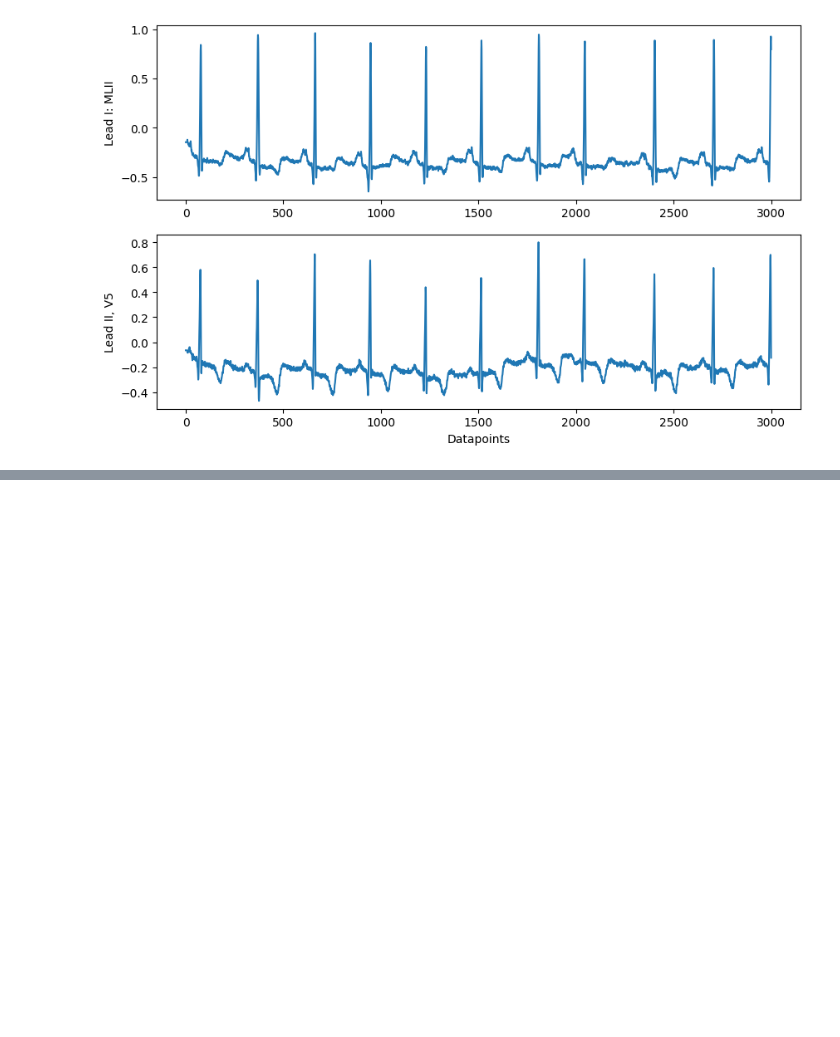
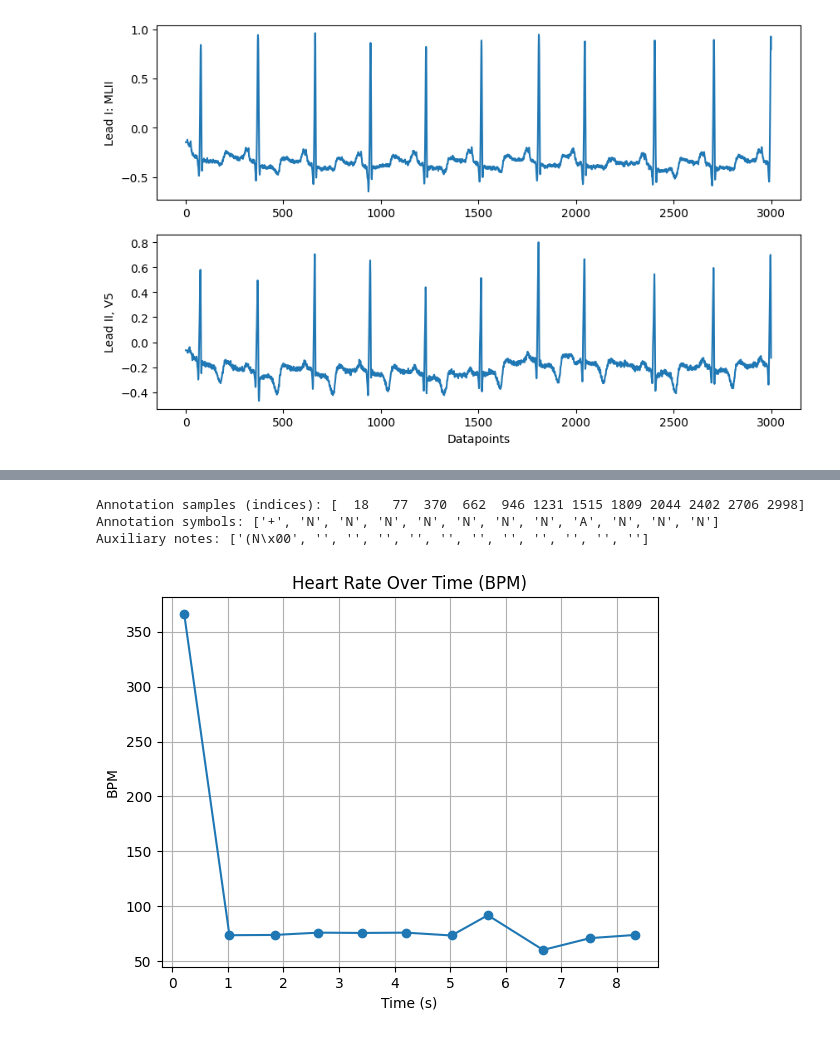
Before and after one commit to vgeneva/EKG, a Jupyter notebook: EKG_0.ipynb, the cells around one changed output, grey strips where cells are left out. Cells and saved outputs as stored; diff of their text form; code cells hidden in the pictures; blank space fills up the shorter version.

```diff
--- a/EKG_0.ipynb
+++ b/EKG_0.ipynb
@@ -139,0 +178,41 @@ plt.show()
+# %%
+# Load the annotation data
+annotation = wfdb.rdann('mitdb/100', 'atr', sampto=3000)
+
+# Print sample indices of the annotations
+print("Annotation samples (indices):", annotation.sample)
+
+# Print the symbols associated with the annotations (e.g., normal beat, premature beat, etc.)
+print("Annotation symbols:", annotation.symbol)
+
+# Print auxiliary notes, if any
+print("Auxiliary notes:", annotation.aux_note)
+# %% [output]
+Annotation samples (indices): [  18   77  370  662  946 1231 1515 1809 2044 2402 2706 2998]
+Annotation symbols: ['+', 'N', 'N', 'N', 'N', 'N', 'N', 'N', 'A', 'N', 'N', 'N']
+Auxiliary notes: ['(N\x00', '', '', '', '', '', '', '', '', '', '', '']
+# %%
+
+
+# Get the sample indices where heartbeats are annotated
+ann_samples = annotation.sample
+
+# Get the sampling frequency
+fs = record[1]['fs']  # Typically 360 Hz for MIT-BIH database
+
+# Calculate RR intervals (time between consecutive beats in seconds)
+rr_intervals = np.diff(ann_samples) / fs  # Time between beats in seconds
+
+# Calculate BPM (beats per minute)
+bpm = 60 / rr_intervals
+
+# Plot the BPM over time (we plot from the second beat onwards)
+time = ann_samples[1:] / fs  # Convert sample indices to time in seconds
+plt.plot(time, bpm, marker='o', linestyle='-')
+plt.title('Heart Rate Over Time (BPM)')
+plt.xlabel('Time (s)')
+plt.ylabel('BPM')
+plt.grid()
+plt.show()
+# %% [output]
+[figure, added]
```
Also changed, not shown: parts of 13 cells of this notebook.
